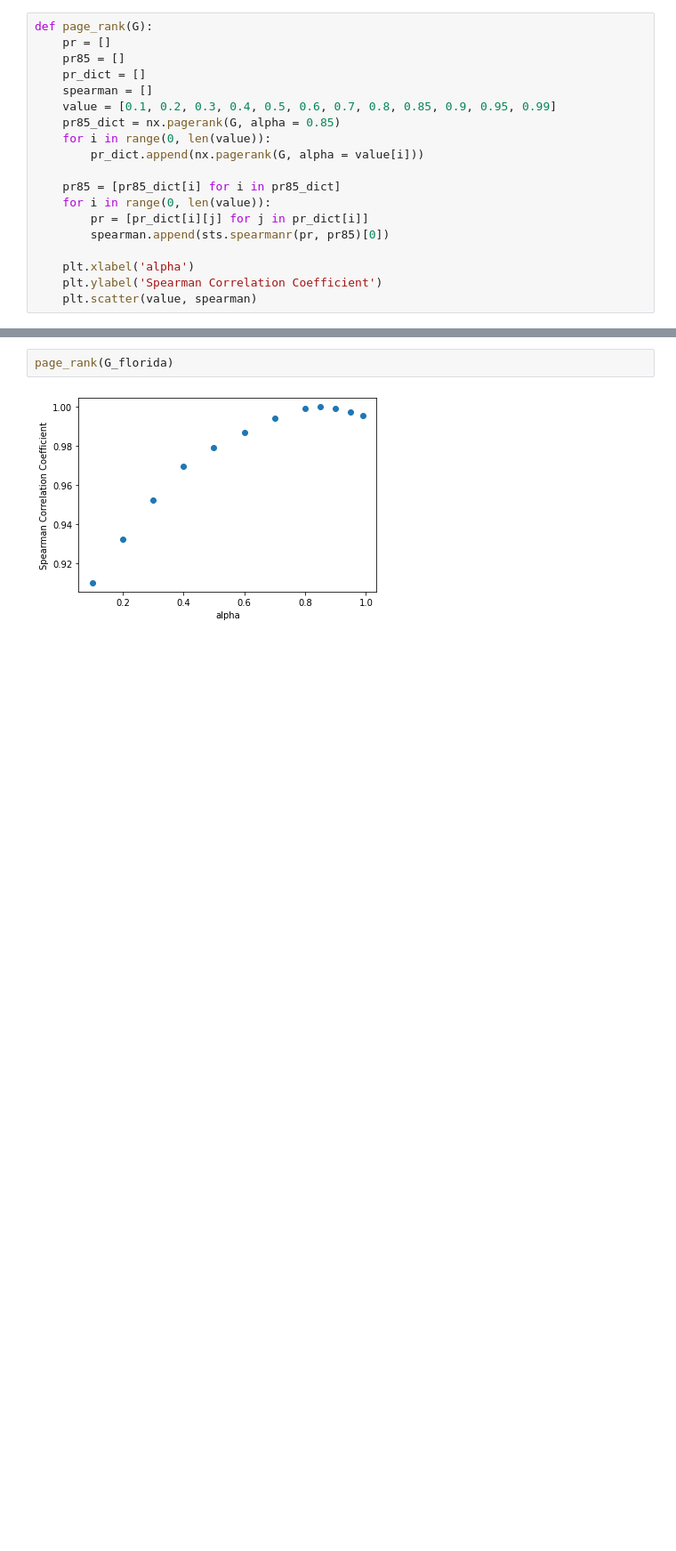
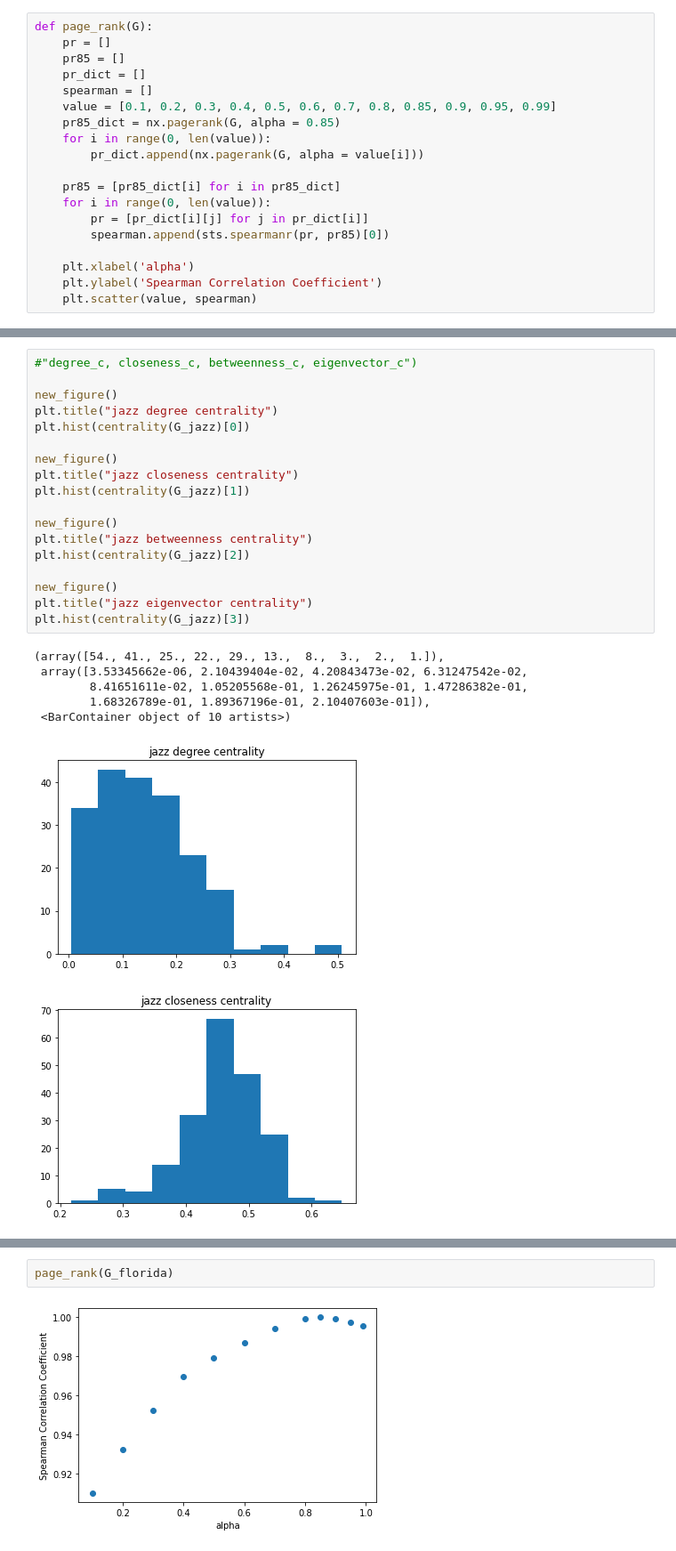
Before and after one commit to JunTu-XD/NetSci, a Jupyter notebook: assignment_3/assignment_3_Jun Tu_Guanda Zhao.ipynb, the cells around one changed output, grey strips where cells are left out. Shown at 89% size. Saved outputs shown, nothing was run; the diff lists cells and outputs as text; blank space fills up the shorter version.

```diff
--- a/assignment_3/assignment_3_Jun Tu_Guanda Zhao.ipynb
+++ b/assignment_3/assignment_3_Jun Tu_Guanda Zhao.ipynb
@@ -178,0 +160,26 @@ def page_rank(G):
+# %%
+#"degree_c, closeness_c, betweenness_c, eigenvector_c")
+
+new_figure()
+plt.title("jazz degree centrality")
+plt.hist(centrality(G_jazz)[0])
+
+new_figure()
+plt.title("jazz closeness centrality")
+plt.hist(centrality(G_jazz)[1])
+
+new_figure()
+plt.title("jazz betweenness centrality")
+plt.hist(centrality(G_jazz)[2])
+
+new_figure()
+plt.title("jazz eigenvector centrality")
+plt.hist(centrality(G_jazz)[3])
+# %% [output]
+(array([54., 41., 25., 22., 29., 13.,  8.,  3.,  2.,  1.]),
+ array([3.53345662e-06, 2.10439404e-02, 4.20843473e-02, 6.31247542e-02,
+        8.41651611e-02, 1.05205568e-01, 1.26245975e-01, 1.47286382e-01,
+        1.68326789e-01, 1.89367196e-01, 2.10407603e-01]),
+ <BarContainer object of 10 artists>)
+[figure, added]
+[figure, added]
```
Also changed, not shown: parts of 20 cells of this notebook.
